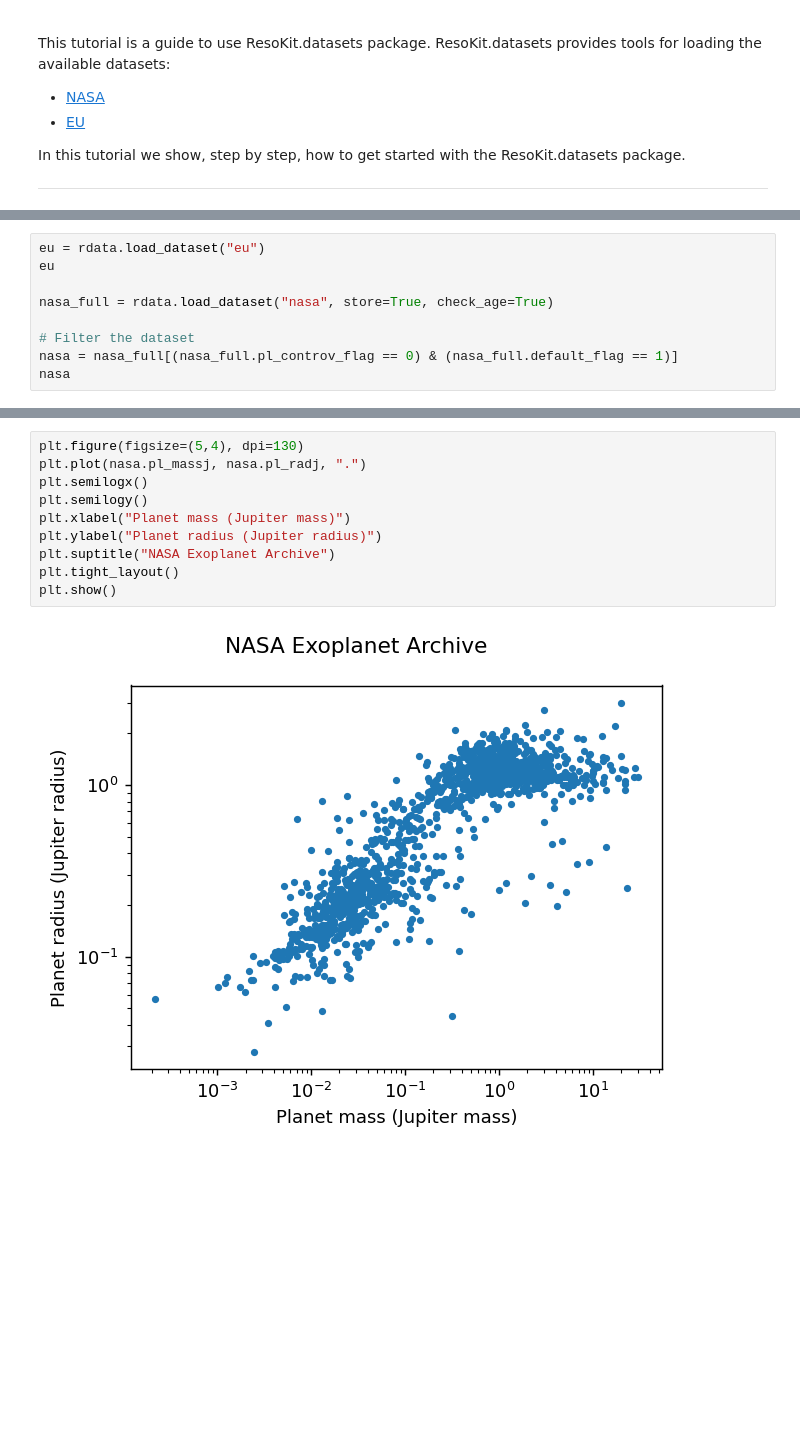
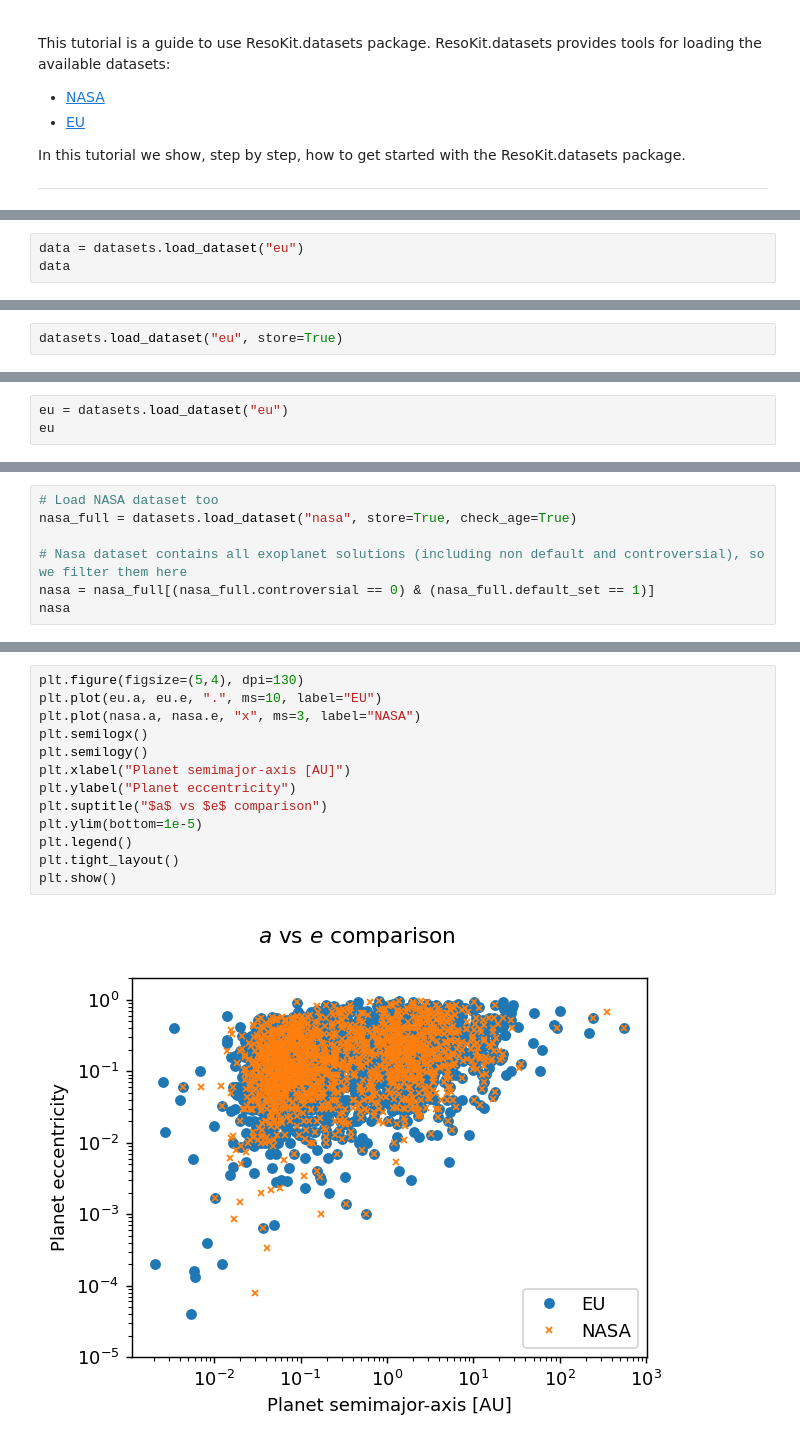
Before and after one commit to Gianuzzi/ResoKit, a Jupyter notebook: docs/source/tutorials/io.ipynb, the cells around one changed output, grey strips where cells are left out. Cells and saved outputs as stored; diff of their text form; blank space fills up the shorter version.

```diff
--- a/docs/source/tutorials/io.ipynb
+++ b/docs/source/tutorials/io.ipynb
@@ -57,0 +24,3 @@ rdata.load_dataset("eu", store=True)
+# %%
+data = datasets.load_dataset("eu")
+data
@@ -57,0 +44,2 @@ rdata.load_dataset("eu", store=True)
+# %%
+datasets.load_dataset("eu", store=True)
@@ -57,0 +76,3 @@ rdata.load_dataset("eu", store=True)
+# %%
+eu = datasets.load_dataset("eu")
+eu
@@ -58,11 +94,9 @@ rdata.load_dataset("eu", store=True)
 # %%
-eu = rdata.load_dataset("eu")
-eu
+# Load NASA dataset too
+nasa_full = datasets.load_dataset("nasa", store=True, check_age=True)
 
-nasa_full = rdata.load_dataset("nasa", store=True, check_age=True)
-
-# Filter the dataset
-nasa = nasa_full[(nasa_full.pl_controv_flag == 0) & (nasa_full.default_flag == 1)]
+# Nasa dataset contains all exoplanet solutions (including non default and controversial), so we filter them here
+nasa = nasa_full[(nasa_full.controversial == 0) & (nasa_full.default_set == 1)]
 nasa
 # %% [output]
  Loading memory stored dataset...
@@ -86,12 +173,15 @@ Last modified: 2024-10-14 16:57:08 (58 days ago)
 # %%
 plt.figure(figsize=(5,4), dpi=130)
-plt.plot(nasa.pl_massj, nasa.pl_radj, ".")
+plt.plot(eu.a, eu.e, ".", ms=10, label="EU")
+plt.plot(nasa.a, nasa.e, "x", ms=3, label="NASA")
 plt.semilogx()
 plt.semilogy()
-plt.xlabel("Planet mass (Jupiter mass)")
-plt.ylabel("Planet radius (Jupiter radius)")
-plt.suptitle("NASA Exoplanet Archive")
+plt.xlabel("Planet semimajor-axis [AU]")
+plt.ylabel("Planet eccentricity")
+plt.suptitle("$a$ vs $e$ comparison")
+plt.ylim(bottom=1e-5)
+plt.legend()
 plt.tight_layout()
 plt.show()
 # %% [output]
-[figure, old version]
+[figure, new version]
```
Also changed, not shown: parts of 28 cells of this notebook, 1 other file.
